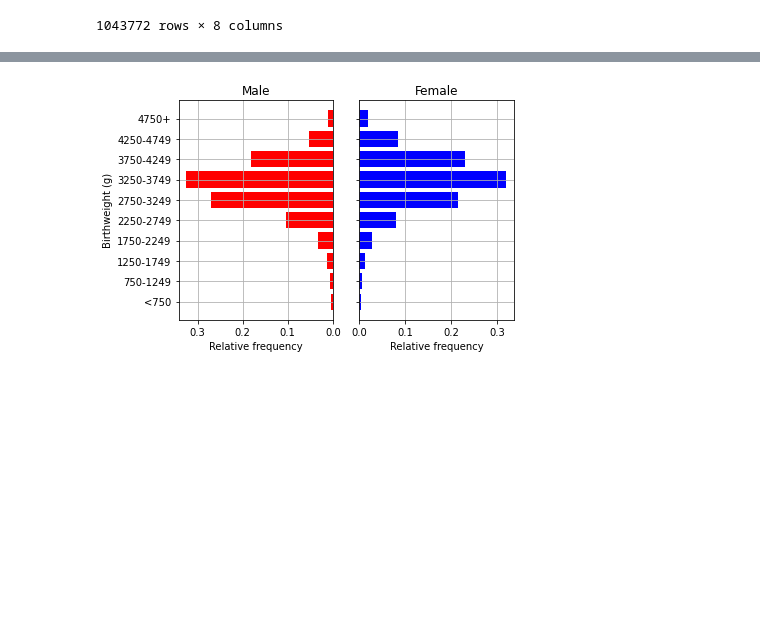
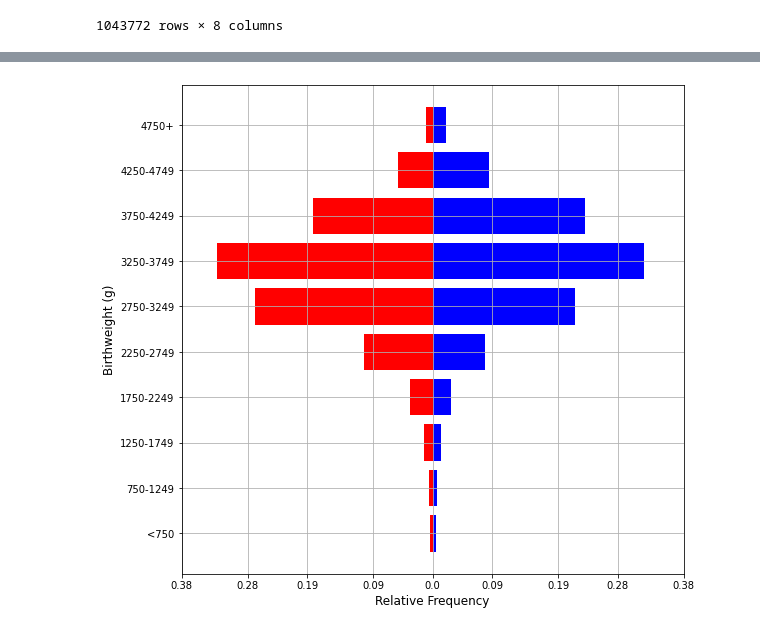
Before and after one commit to marcjmccoy/DATA624_HW4, a Jupyter notebook: hw4_week5 .ipynb, the cells around one changed output, grey strips where cells are left out. Saved outputs shown, nothing was run; the diff lists cells and outputs as text; code cells hidden in the pictures; blank space fills up the shorter version.

```diff
--- a/hw4_week5 .ipynb
+++ b/hw4_week5 .ipynb
@@ -33,40 +37,32 @@ Using the bins and counts returned by `np.histogram`, use the matplotlib's barsh
 
 
 <img title="pyramid" src="pyramid.png" width="500">
-# %%
-#https://sharkcoder.com/data-visualization/mpl-bidirectional
-
-bin_edgesAll = np.linspace(750,4750,11)
-
-histMale, bin_edgesarrayMale = np.histogram( weightData.loc[ weightData['sex']=='F']['birthweight'],
-                                            bins = bin_edgesAll )
-
-histFemale, bin_edgesarrayFemale = np.histogram( weightData.loc[ weightData['sex']=='M']['birthweight'],
-                                                bins = bin_edgesAll )
-
-f, axes = plt.subplots(1, 2, sharey=True)
-
-axes = axes.ravel()
-
-axes[0].barh( np.arange( len(histMale) ), histMale/np.sum(histMale), color='r'  )
-
-axes[0].set_xlabel( 'Relative frequency')
-axes[0].set_ylabel( 'Birthweight (g)')
-axes[0].set_yticks(  np.arange( len(histMale) )  )
-axes[0].set_yticklabels(  ['<750', '750-1249','1250-1749','1750-2249','2250-2749','2750-3249','3250-3749','3750-4249','4250-4749','4750+' ])
-axes[0].set_title('Male')
-axes[0].invert_xaxis()
-axes[0].grid()
-
-axes[1].barh( np.arange( len(histFemale) ), histFemale/np.sum(histFemale), align='center', color='b'  )
-axes[1].set_xlabel( 'Relative frequency')
-axes[1].set_title('Female')
-plt.grid()
-
-plt.tight_layout()
-plt.show()
-# %% [output]
-[figure, removed]
+# %%
+weightData = pd.read_csv('weightData.csv')
+
+sns.reset_orig()
+
+bin_edgesAll = np.linspace(750,4750,11)
+
+histMale, bin_edgesarrayMale = np.histogram( weightData.loc[ weightData['sex']=='F']['birthweight'], bins = bin_edgesAll )
+
+histFemale, bin_edgesarrayFemale = np.histogram( weightData.loc[ weightData['sex']=='M']['birthweight'], bins = bin_edgesAll )
+
+
+fig, ax = plt.subplots(figsize=(9,9))
+plt.barh(np.arange(len(histMale)), histMale/np.sum(histMale)*-1, color='red')
+plt.barh(np.arange(len(histFemale)), histFemale/np.sum(histFemale), color='blue')
+ax.set_xlabel("Relative Frequency", fontsize=12)
+ax.set_ylabel("Birthweight (g)", fontsize=12)
+
+ax.set_yticks(  np.arange( len(histMale) )  )
+ax.set_yticklabels(  ['<750', '750-1249','1250-1749','1750-2249','2250-2749','2750-3249','3250-3749','3750-4249','4250-4749','4750+' ])
+ax.set_xticks([-0.38, -0.28, -0.19, -0.09, 0, 0.09, 0.19, 0.28, 0.38])
+ax.set_xticklabels( ['0.38', '0.28', '0.19','0.09','0.0','0.09','0.19','0.28','0.38'])
+
+plt.grid()
+# %% [output]
+[figure, added]
 # %% [markdown]
 # Gestational month histogram [12pts]
 
```
Also changed, not shown: parts of 9 cells of this notebook.
